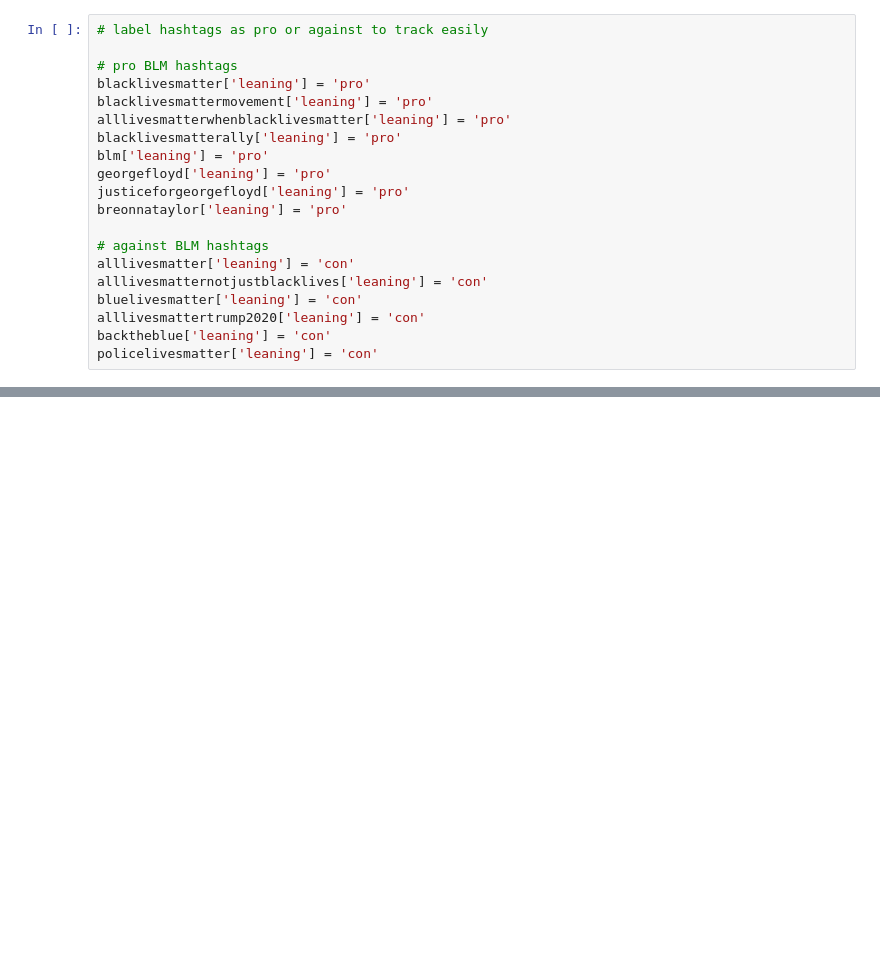
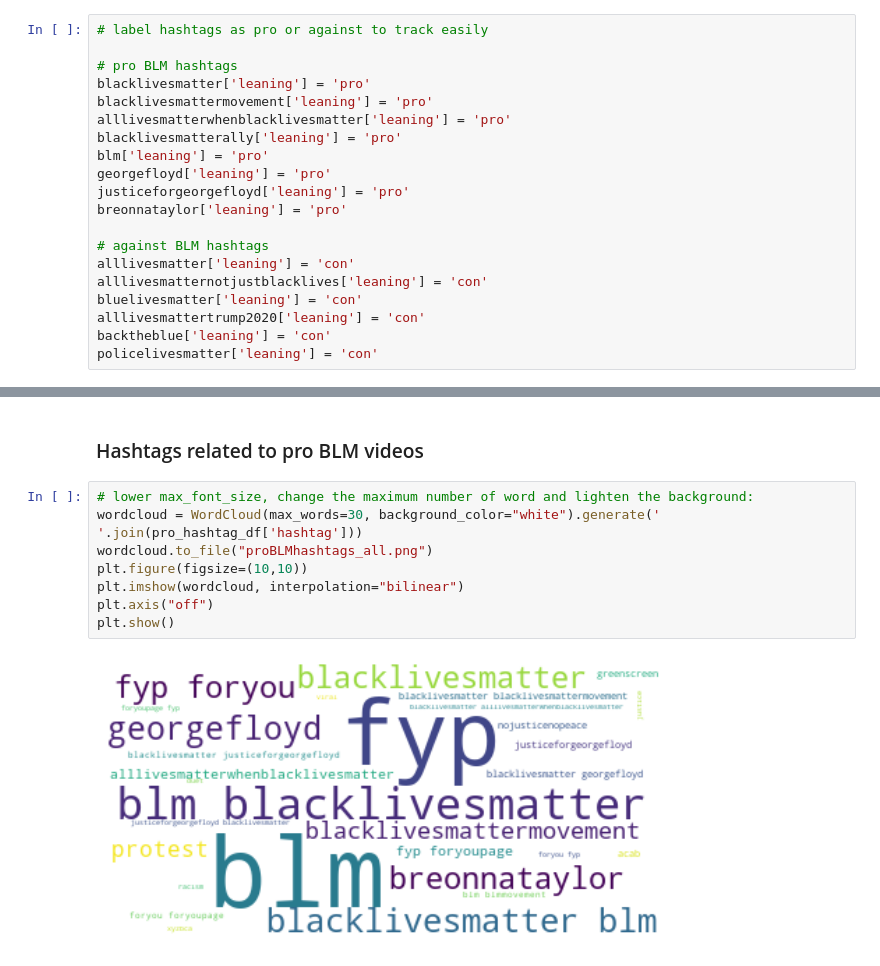
Before and after one commit to sipka/TikTok, a Jupyter notebook: TikTokDataParsing.ipynb, the cells around one changed output, grey strips where cells are left out. Saved outputs shown, nothing was run; the diff lists cells and outputs as text; blank space fills up the shorter version.

```diff
--- a/TikTokDataParsing.ipynb
+++ b/TikTokDataParsing.ipynb
@@ -257,0 +456,12 @@ all_videos[all_videos.raw.str.contains('duetFromId')]
+# %% [markdown]
+### Hashtags related to pro BLM videos
+# %%
+# lower max_font_size, change the maximum number of word and lighten the background:
+wordcloud = WordCloud(max_words=30, background_color="white").generate(' '.join(pro_hashtag_df['hashtag']))
+wordcloud.to_file("proBLMhashtags_all.png")
+plt.figure(figsize=(10,10))
+plt.imshow(wordcloud, interpolation="bilinear")
+plt.axis("off")
+plt.show()
+# %% [output]
+[figure, added]
```
Also changed, not shown: parts of 71 cells of this notebook.
